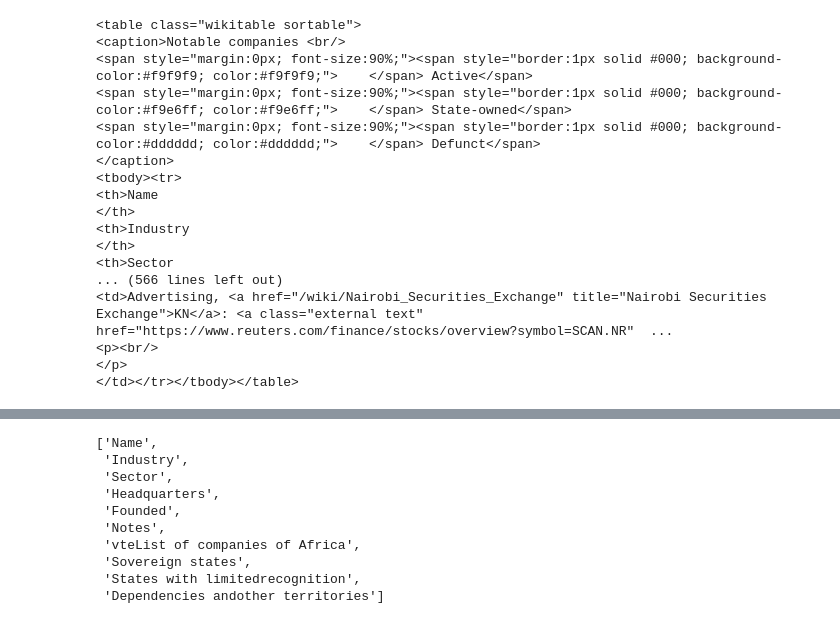
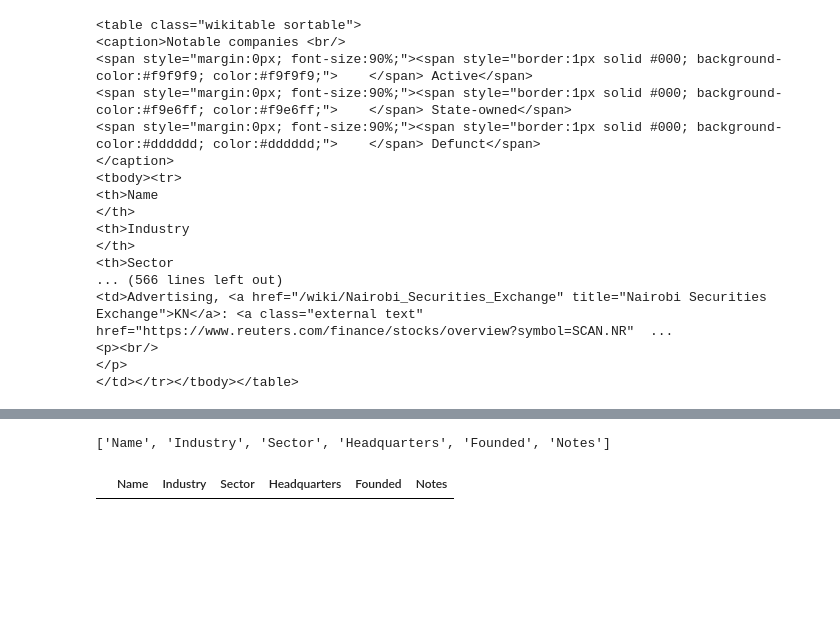
Before and after one commit to Emilly-Njue/WebScraping, a Jupyter notebook: companies_kenya.ipynb, the cells around one changed output, grey strips where cells are left out. Saved outputs shown, nothing was run; the diff lists cells and outputs as text; code cells hidden in the pictures; blank space fills up the shorter version.

Commit message:
DATAFRAME

```diff
--- a/companies_kenya.ipynb
+++ b/companies_kenya.ipynb
@@ -30,6 +30,6 @@ soup
 </body>
 </html>
 # %%
-table = soup.find_all('table')
+table = soup.find('table')
 table
 # %% [output]
@@ -73,5 +88,5 @@ soup.find('table', class_ = 'wikitable sortable')
 # %%
-titles = soup.find_all('th')
+titles = table.find_all('th')
 titles
 # %% [output]
 [<th>Name
@@ -94,13 +105,11 @@ titles
 table_titles = [title.text.strip() for title in titles]
 table_titles
 # %% [output]
-['Name',
- 'Industry',
- 'Sector',
- 'Headquarters',
- 'Founded',
- 'Notes',
- 'vteList of companies of Africa',
- 'Sovereign states',
- 'States with limitedrecognition',
- 'Dependencies andother territories']
+['Name', 'Industry', 'Sector', 'Headquarters', 'Founded', 'Notes']
+# %%
+import pandas as pd
+
+df = pd.DataFrame(columns= table_titles)
+df
+# %% [output]
+|  | Name | Industry | Sector | Headquarters | Founded | Notes |
```
Also changed, not shown: parts of 5 cells of this notebook.
